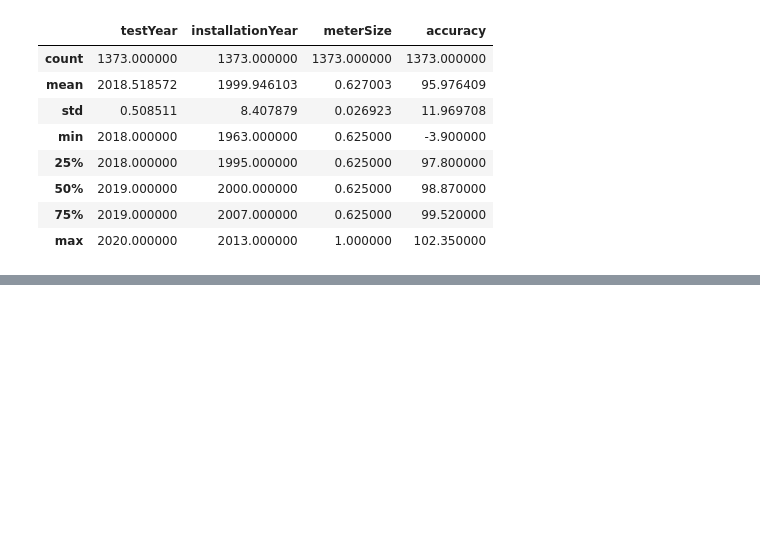
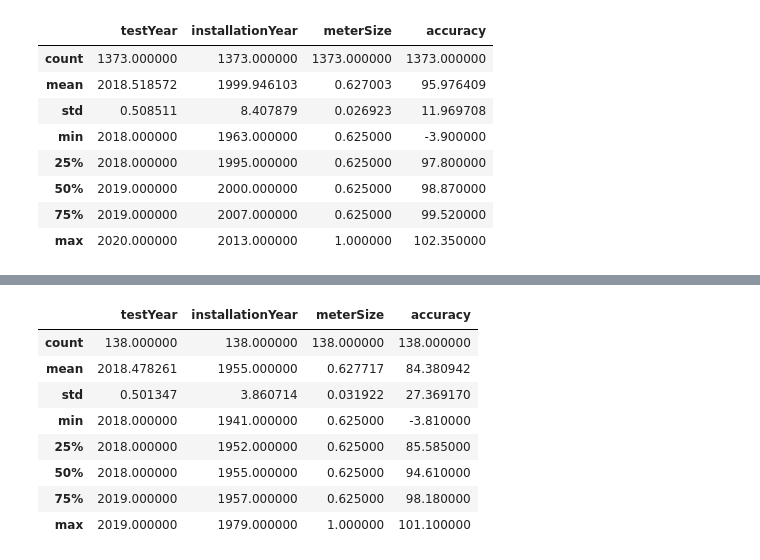
Before and after one commit to kristen770/Waterpump-Quality-Analysis, a Jupyter notebook: WSO_Water_Meter_Dataset_Initial_Analysis.ipynb, the cells around one changed output, grey strips where cells are left out. Cells and saved outputs as stored; diff of their text form; code cells hidden in the pictures; blank space fills up the shorter version.

```diff
--- a/WSO_Water_Meter_Dataset_Initial_Analysis.ipynb
+++ b/WSO_Water_Meter_Dataset_Initial_Analysis.ipynb
@@ -280,0 +292,13 @@ neptune.describe()
+# %%
+#descriptive statistics
+trident.describe()
+# %% [output]
+|  | testYear | installationYear | meterSize | accuracy |
+| count | 138.000000 | 138.000000 | 138.000000 | 138.000000 |
+| mean | 2018.478261 | 1955.000000 | 0.627717 | 84.380942 |
+| std | 0.501347 | 3.860714 | 0.031922 | 27.369170 |
+| min | 2018.000000 | 1941.000000 | 0.625000 | -3.810000 |
+| 25% | 2018.000000 | 1952.000000 | 0.625000 | 85.585000 |
+| 50% | 2018.000000 | 1955.000000 | 0.625000 | 94.610000 |
+| 75% | 2019.000000 | 1957.000000 | 0.625000 | 98.180000 |
+| max | 2019.000000 | 1979.000000 | 1.000000 | 101.100000 |
```
Also changed, not shown: parts of 30 cells of this notebook.
